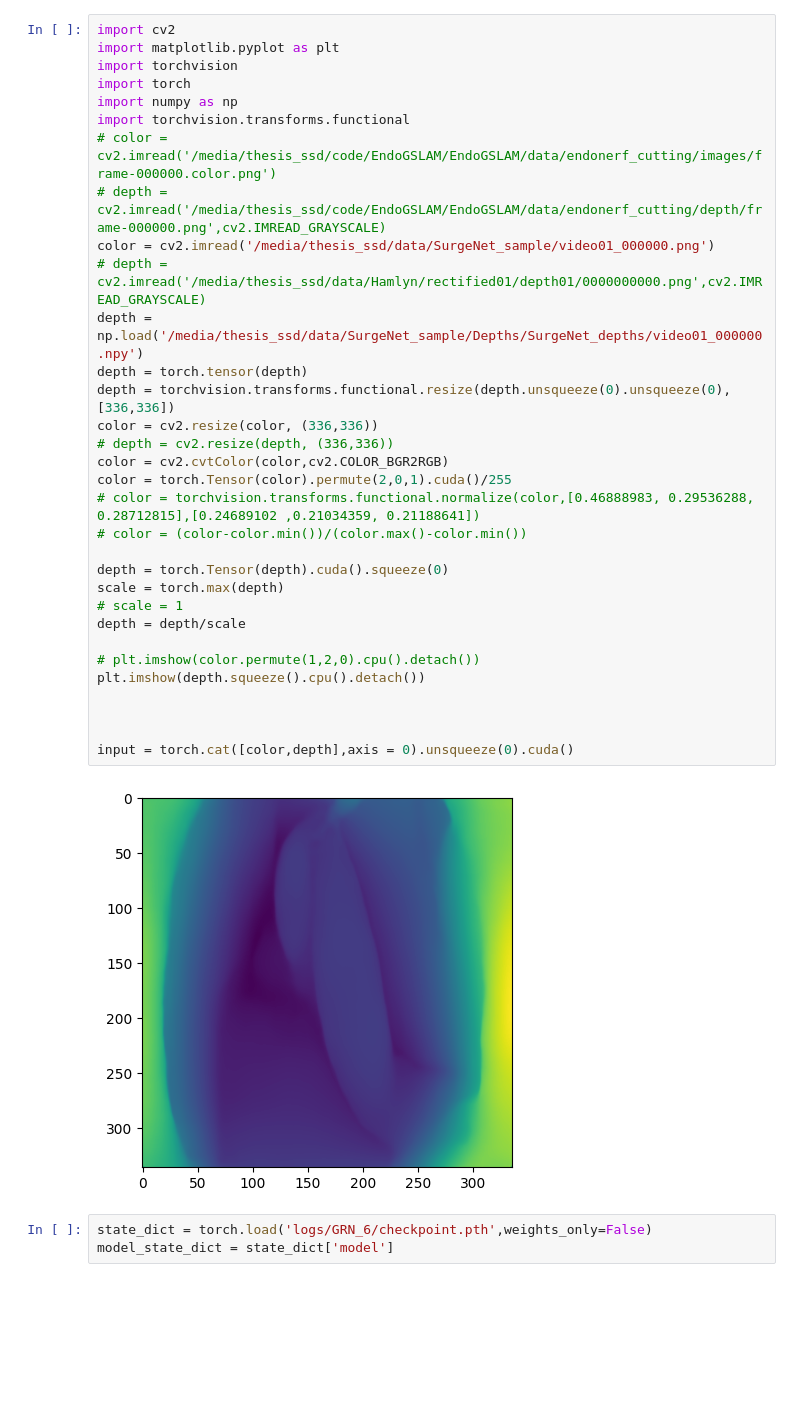
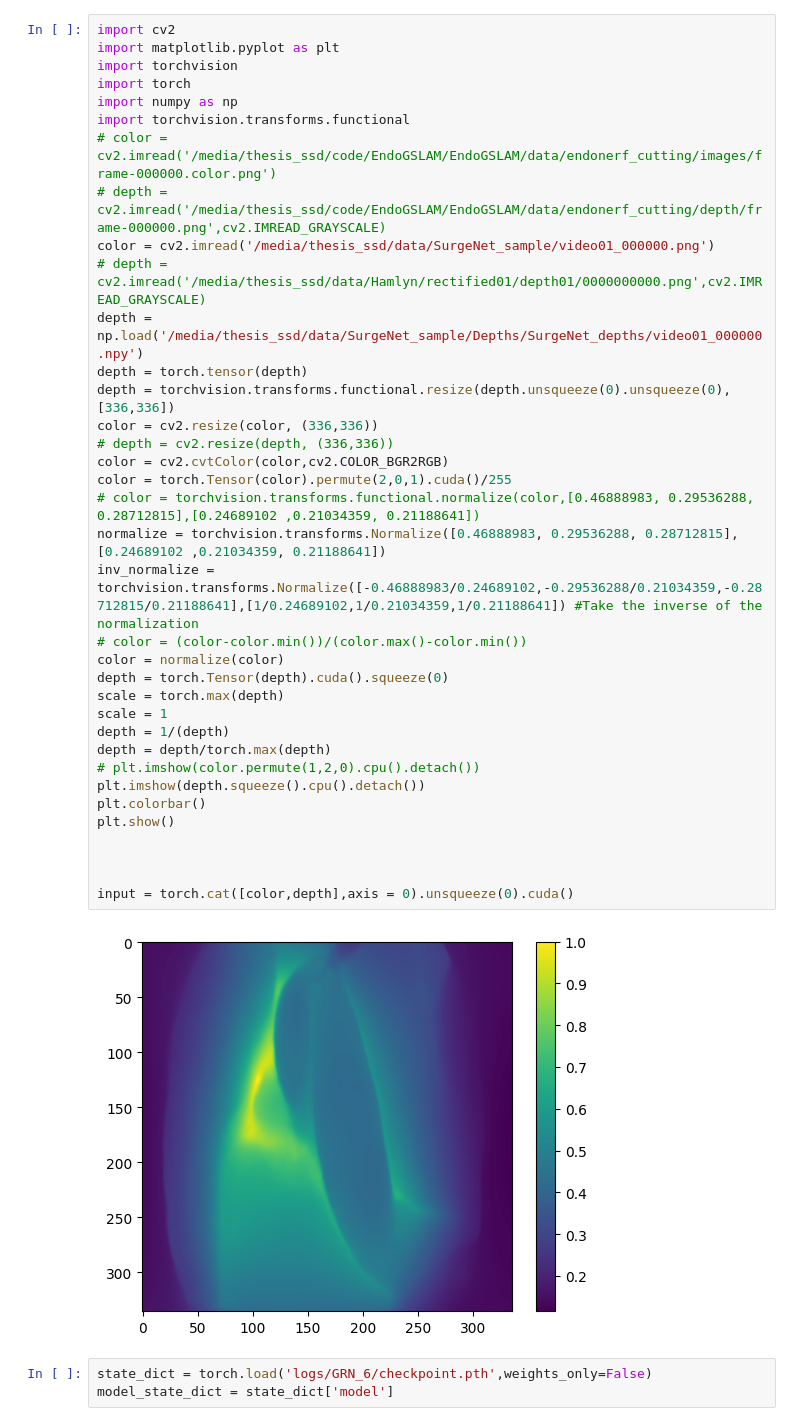
Before and after one commit to nasrelkad/SurgeSplam_deformation, a Jupyter notebook: tmp.ipynb, the cells around one changed output. Cells and saved outputs as stored; diff of their text form; blank space fills up the shorter version.

Commit message:
temporarily change depth scaling

```diff
--- a/tmp.ipynb
+++ b/tmp.ipynb
@@ -1,37 +1,41 @@
 # %%
 import cv2
 import matplotlib.pyplot as plt
 import torchvision
 import torch
 import numpy as np
 import torchvision.transforms.functional
 # color = cv2.imread('/media/thesis_ssd/code/EndoGSLAM/EndoGSLAM/data/endonerf_cutting/images/frame-000000.color.png')
 # depth = cv2.imread('/media/thesis_ssd/code/EndoGSLAM/EndoGSLAM/data/endonerf_cutting/depth/frame-000000.png',cv2.IMREAD_GRAYSCALE)
 color = cv2.imread('/media/thesis_ssd/data/SurgeNet_sample/video01_000000.png')
 # depth = cv2.imread('/media/thesis_ssd/data/Hamlyn/rectified01/depth01/0000000000.png',cv2.IMREAD_GRAYSCALE)
 depth = np.load('/media/thesis_ssd/data/SurgeNet_sample/Depths/SurgeNet_depths/video01_000000.npy')
 depth = torch.tensor(depth)
 depth = torchvision.transforms.functional.resize(depth.unsqueeze(0).unsqueeze(0),[336,336])
 color = cv2.resize(color, (336,336))
 # depth = cv2.resize(depth, (336,336))
 color = cv2.cvtColor(color,cv2.COLOR_BGR2RGB)
 color = torch.Tensor(color).permute(2,0,1).cuda()/255
 # color = torchvision.transforms.functional.normalize(color,[0.46888983, 0.29536288, 0.28712815],[0.24689102 ,0.21034359, 0.21188641])
+normalize = torchvision.transforms.Normalize([0.46888983, 0.29536288, 0.28712815],[0.24689102 ,0.21034359, 0.21188641])
+inv_normalize = torchvision.transforms.Normalize([-0.46888983/0.24689102,-0.29536288/0.21034359,-0.28712815/0.21188641],[1/0.24689102,1/0.21034359,1/0.21188641]) #Take the inverse of the normalization
 # color = (color-color.min())/(color.max()-color.min())
-
+color = normalize(color)
 depth = torch.Tensor(depth).cuda().squeeze(0)
 scale = torch.max(depth)
-# scale = 1
-depth = depth/scale
-
+scale = 1
+depth = 1/(depth)
+depth = depth/torch.max(depth)
 # plt.imshow(color.permute(1,2,0).cpu().detach())
 plt.imshow(depth.squeeze().cpu().detach())
+plt.colorbar()
+plt.show()
 
 
 
 input = torch.cat([color,depth],axis = 0).unsqueeze(0).cuda()
 # %% [output]
-[figure, old version]
+[figure, new version]
 # %%
 state_dict = torch.load('logs/GRN_6/checkpoint.pth',weights_only=False)
 model_state_dict = state_dict['model']
```
Also changed, not shown: parts of 4 cells of this notebook, 3 other files.
